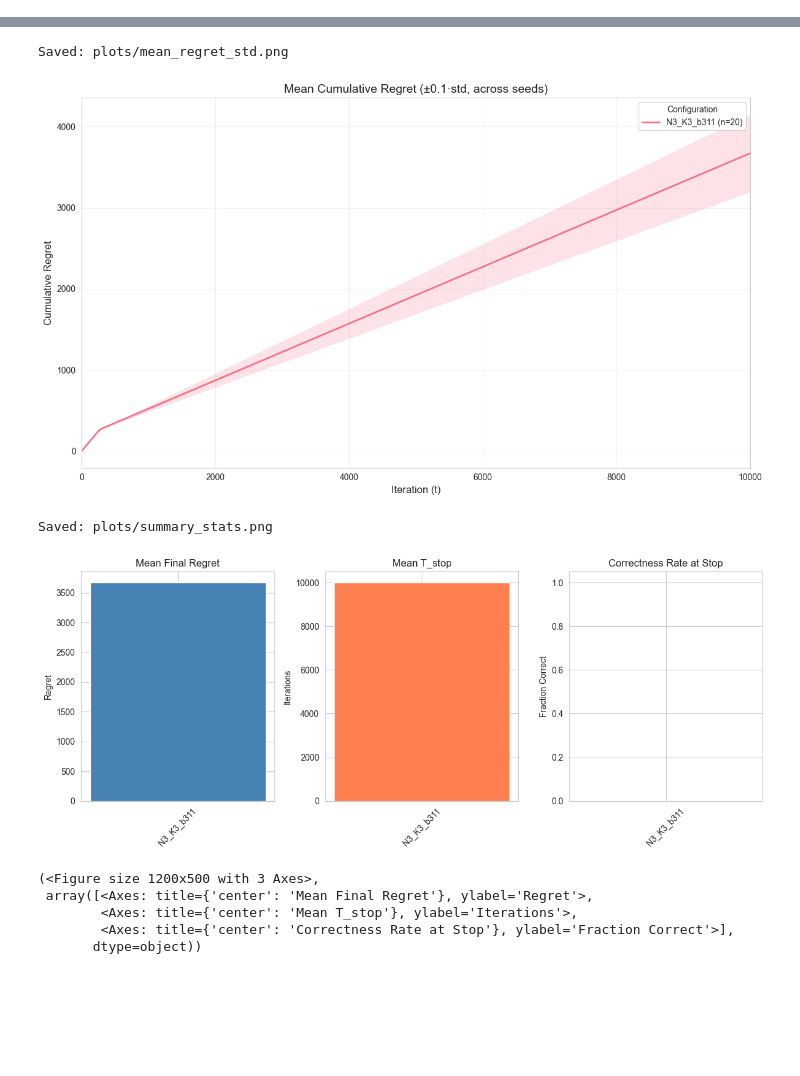
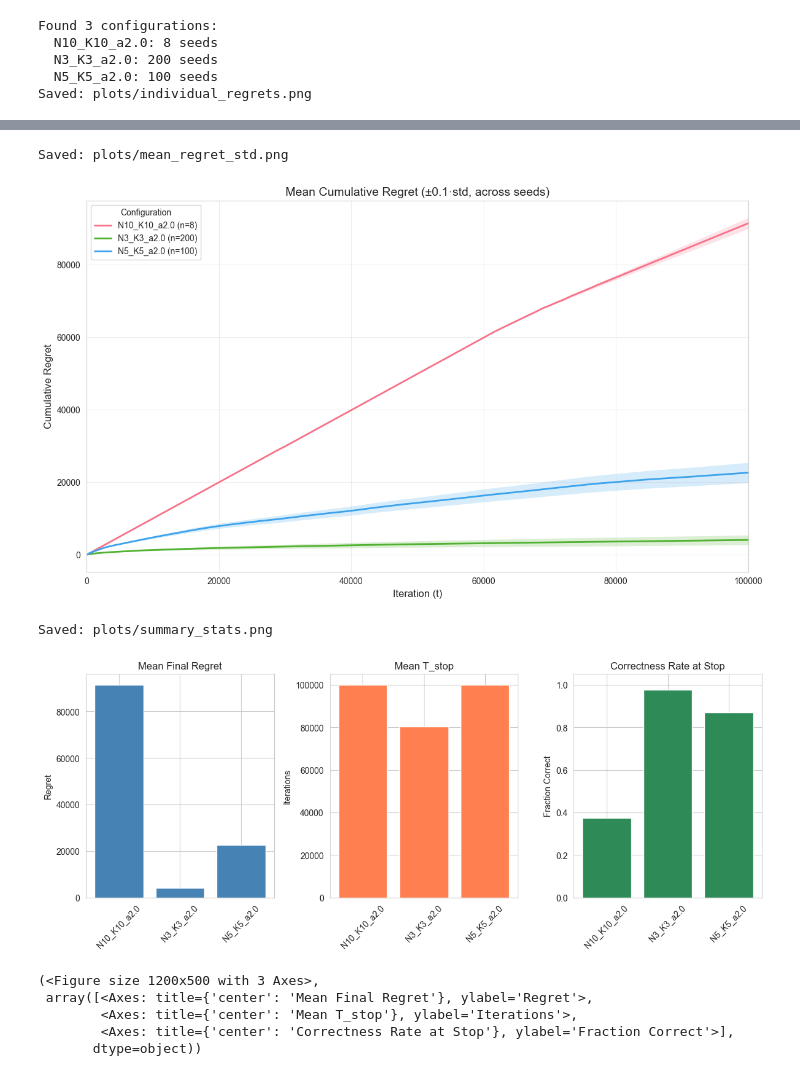
Before and after one commit to larkz/gale_shapley, a Jupyter notebook: notebooks/plots_preflid.ipynb, the cells around one changed output, grey strips where cells are left out. Saved outputs shown, nothing was run; the diff lists cells and outputs as text; code cells hidden in the pictures; blank space fills up the shorter version.

```diff
--- a/notebooks/plots_preflid.ipynb
+++ b/notebooks/plots_preflid.ipynb
@@ -13,8 +13,8 @@
 from plotting import *
 
 # ---- CONFIGURE THIS ----
-BASE_DIR = "runs_preflid"   # <-- change me
-MAX_ITERATIONS = 10000
+BASE_DIR = "runs"   # <-- change me
+MAX_ITERATIONS = 100000
 OUTPUT_DIR = "plots"                # where to save figures
 # ------------------------
 
@@ -72,0 +89,5 @@ Saved: plots/individual_regrets.png
+Found 3 configurations:
+  N10_K10_a2.0: 8 seeds
+  N3_K3_a2.0: 200 seeds
+  N5_K5_a2.0: 100 seeds
+Saved: plots/individual_regrets.png
@@ -74,12 +95,12 @@ Saved: plots/individual_regrets.png
-Saved: plots/mean_regret_std.png
+Saved: plots/mean_regret_std.png
-[figure, old version]
+[figure, new version]
-Saved: plots/summary_stats.png
+Saved: plots/summary_stats.png
-[figure, old version]
+[figure, new version]
-(<Figure size 1200x500 with 3 Axes>,
- array([<Axes: title={'center': 'Mean Final Regret'}, ylabel='Regret'>,
-        <Axes: title={'center': 'Mean T_stop'}, ylabel='Iterations'>,
-        <Axes: title={'center': 'Correctness Rate at Stop'}, ylabel='Fraction Correct'>],
-       dtype=object))
+(<Figure size 1200x500 with 3 Axes>,
+ array([<Axes: title={'center': 'Mean Final Regret'}, ylabel='Regret'>,
+        <Axes: title={'center': 'Mean T_stop'}, ylabel='Iterations'>,
+        <Axes: title={'center': 'Correctness Rate at Stop'}, ylabel='Fraction Correct'>],
+       dtype=object))
 # %%
 LABELS = {
     "N3_K3_a2.0": "N=3, K=3, α=2.0",
```
Also changed, not shown: parts of 2 cells of this notebook, 4 other files.
